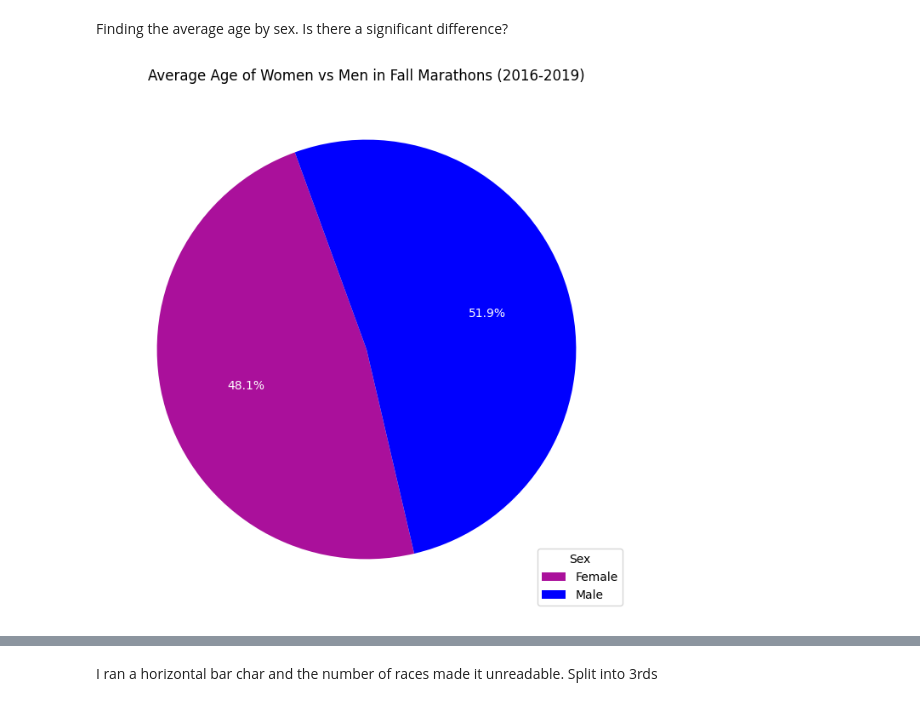
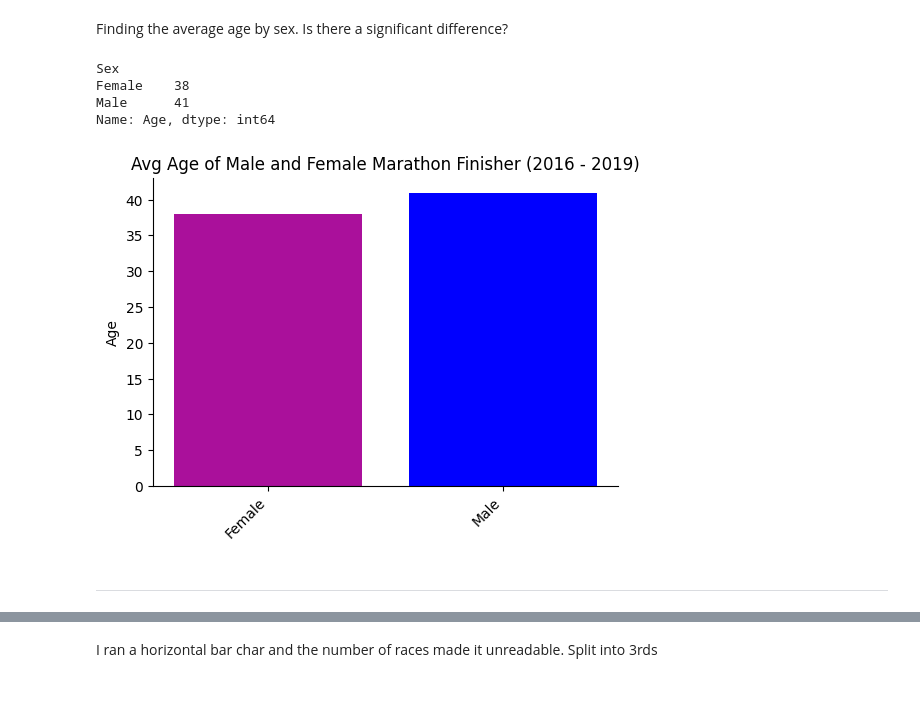
Before and after one commit to RunningBaldMan/Age_and_Endurance, a Jupyter notebook: Age_and_Endurance_Marathon.ipynb, the cells around one changed output, grey strips where cells are left out. Saved outputs shown, nothing was run; the diff lists cells and outputs as text; code cells hidden in the pictures.

Commit message:
Change Male vs Female graph, rename gender

```diff
--- a/Age_and_Endurance_Marathon.ipynb
+++ b/Age_and_Endurance_Marathon.ipynb
@@ -281,29 +305,31 @@ Male      41
 Name: Age, dtype: int64
 # %% [markdown]
 Finding the average age by sex. Is there a significant difference?
+# %%
+average_age_by_sex = marathon_df.groupby('Sex')['Age'].mean().astype(int)
+average_age_by_sex
+# %% [output]
+Sex
+Female    38
+Male      41
+Name: Age, dtype: int64
 # %%
 
-plt.figure(figsize=(8,8))
-plt.pie(
-    avg_age_by_sex,
-    labels=None,
-    startangle=110,
-    colors=["#aa109b", "blue"],
-    autopct="%1.1f%%",
-    textprops={'color': "white"})
+plt.figure(figsize=(6,4))
+plt.bar(avg_age_by_sex.index, avg_age_by_sex.values, color=['#aa109b', "blue"])
+plt.ylabel('Age')
+plt.title('Avg Age of Male and Female Marathon Finisher (2016 - 2019)')
+plt.xticks(rotation=45, ha ="right")
 
-plt.title("Average Age of Women vs Men in Fall Marathons (2016-2019)")
-
-plt.legend(
-    labels = avg_age_by_sex.index,
-    loc="lower right",
-    title = "Sex"
-)
-
+ax = plt.gca()
+ax.spines['top'].set_visible(False)
+ax.spines['right'].set_visible(False)
 
 plt.show()
 # %% [output]
-[figure, old version]
+[figure, new version]
+# %% [markdown]
+---------------------------------------------
 # %%
 # determine what races are included
 
```
Also changed, not shown: parts of 16 cells of this notebook.
